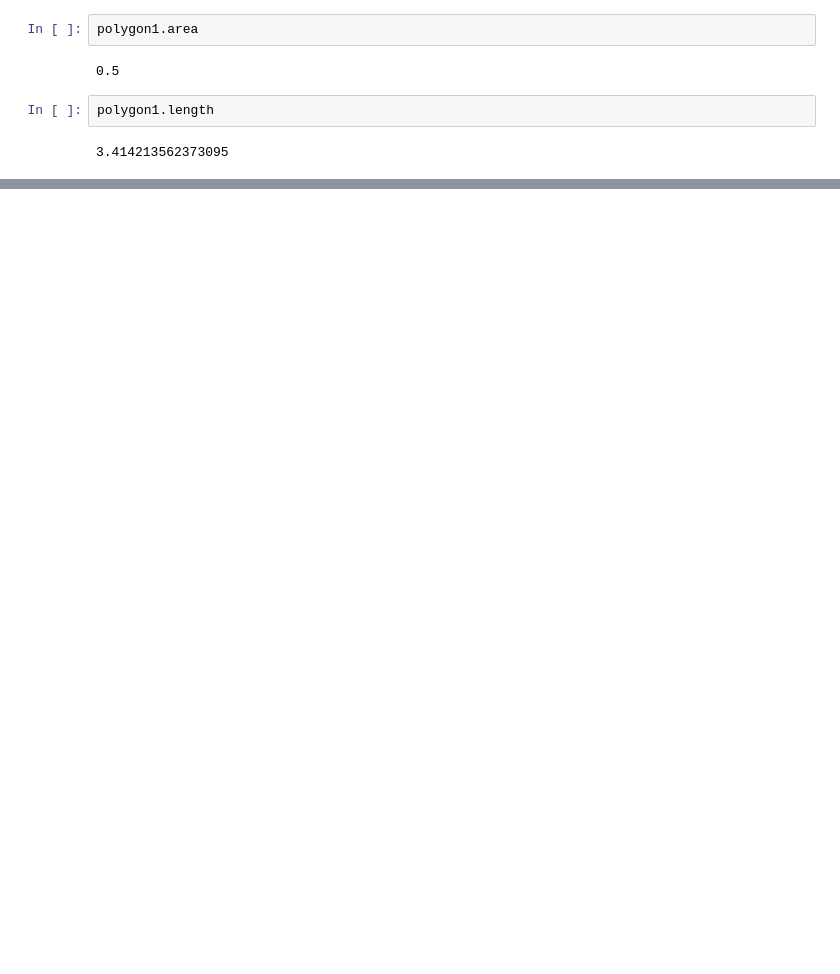
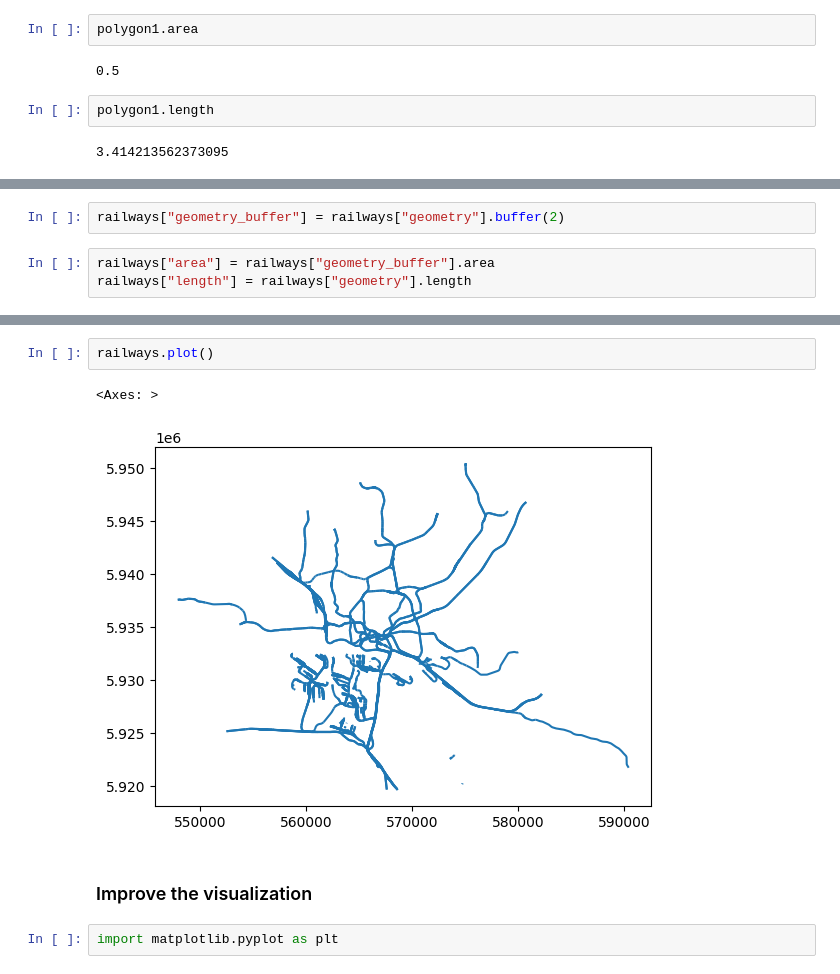
Before and after one commit to sinanarimani/Urban-Data-Science, a Jupyter notebook: Geospatial Data Analytics Essential Training/main.ipynb, the cells around one changed output, grey strips where cells are left out. Saved outputs shown, nothing was run; the diff lists cells and outputs as text; blank space fills up the shorter version.

```diff
--- a/Geospatial Data Analytics Essential Training/main.ipynb
+++ b/Geospatial Data Analytics Essential Training/main.ipynb
@@ -71,0 +151,5 @@ polygon1.length
+# %%
+railways["geometry_buffer"] = railways["geometry"].buffer(2)
+# %%
+railways["area"] = railways["geometry_buffer"].area
+railways["length"] = railways["geometry"].length
@@ -71,0 +165,9 @@ polygon1.length
+# %%
+railways.plot()
+# %% [output]
+<Axes: >
+[figure, added]
+# %% [markdown]
+### Improve the visualization
+# %%
+import matplotlib.pyplot as plt
```
Also changed, not shown: parts of 39 cells of this notebook.
